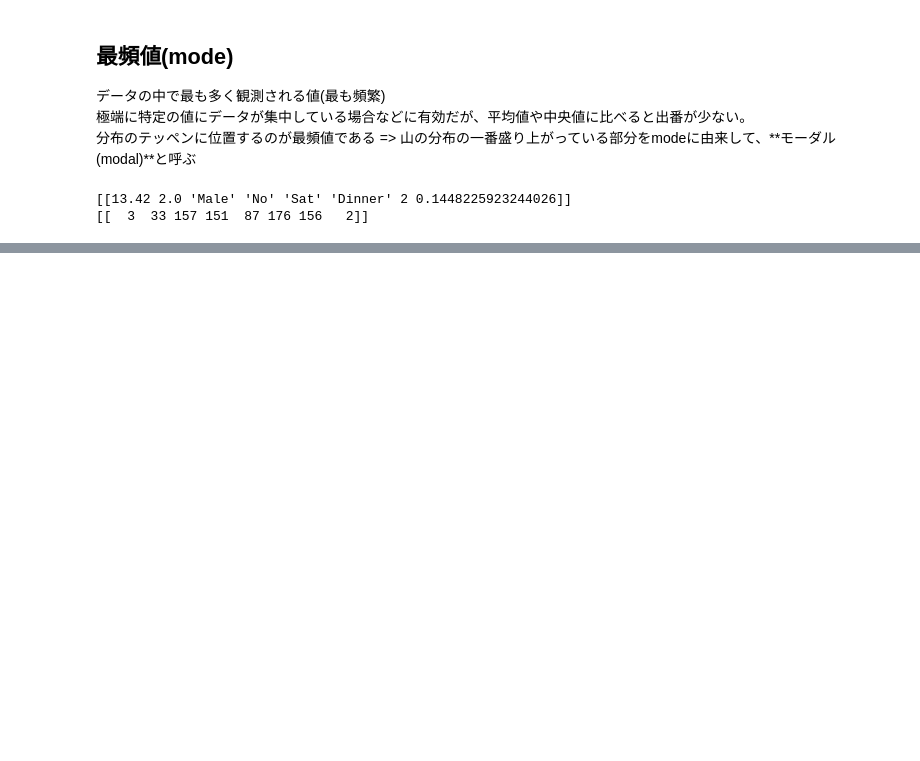
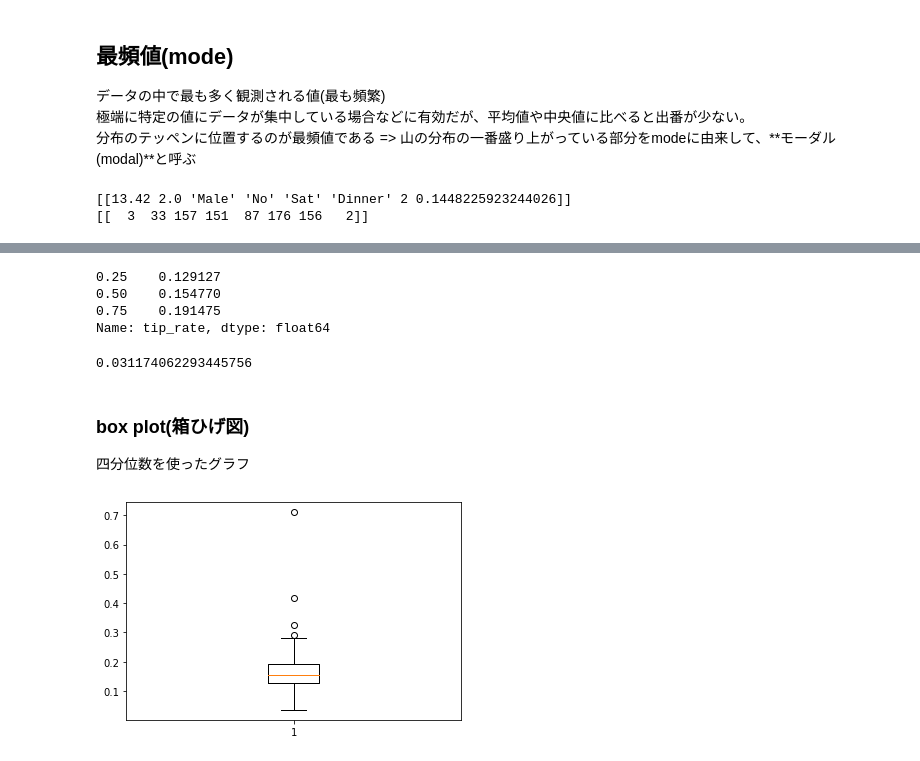
Before and after one commit to nyankiti/algorithm_job, a Jupyter notebook: statistics/work/statistics.ipynb, the cells around one changed output, grey strips where cells are left out. Drawn from its saved outputs; the diff is of its cells as text; code cells hidden in the pictures; blank space fills up the shorter version.

Commit message:
stat base

```diff
--- a/statistics/work/statistics.ipynb
+++ b/statistics/work/statistics.ipynb
@@ -126,0 +180,24 @@ print(count)
+# %%
+# 四分位数
+np.quantile(df["tip_rate"], [0.25, 0.5, 0.75])
+df["tip_rate"].quantile([0.25, 0.5, 0.75])
+# %% [output]
+0.25    0.129127
+0.50    0.154770
+0.75    0.191475
+Name: tip_rate, dtype: float64
+# %%
+# 四分位範囲(IQR)
+stats.iqr(df["tip_rate"])
+# 四分位偏差(QD)
+stats.iqr(df["tip_rate"]) / 2
+# %% [output]
+0.031174062293445756
+# %% [markdown]
+### box plot(箱ひげ図)
+四分位数を使ったグラフ
+# %%
+plt.boxplot(df["tip_rate"])
+plt.show()
+# %% [output]
+[figure, added]
```
Also changed, not shown: parts of 15 cells of this notebook, 3 other files.
